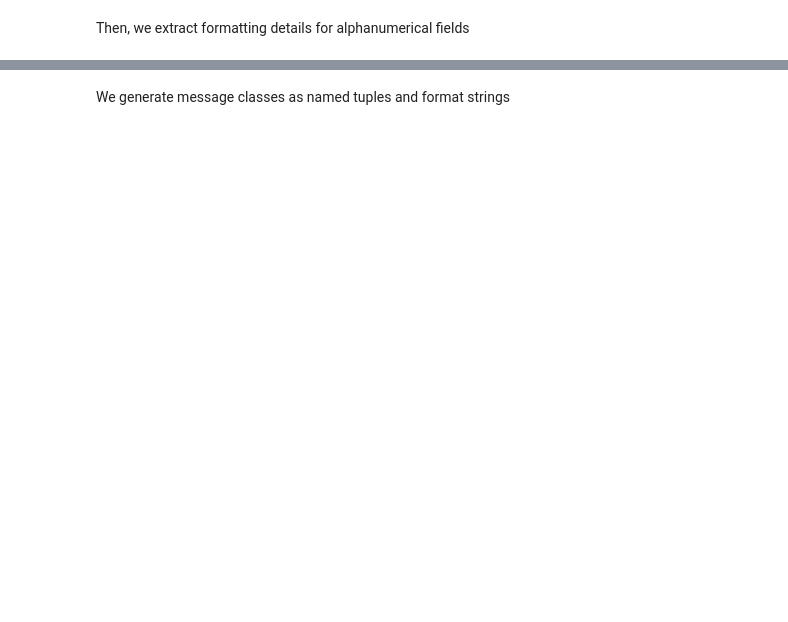
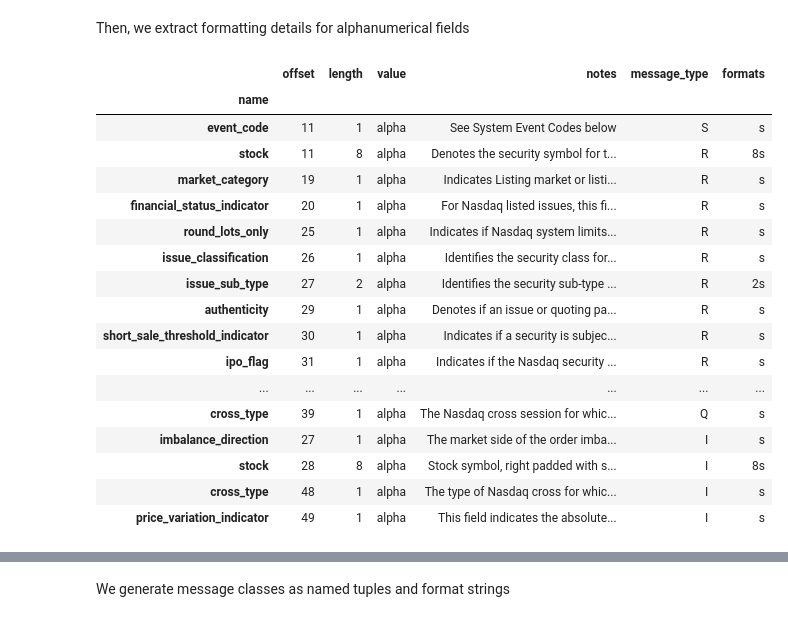
Before and after one commit to helpingstar/algorithmic_trading, a Jupyter notebook: learning/Machine-Learning-for-Algorithmic-Trading-Second-Edition-master/02_market_and_fundamental_data/01_NASDAQ_TotalView-ITCH_Order_Book/01_parse_itch_order_flow_messages.ipynb, the cells around one changed output, grey strips where cells are left out. Drawn from its saved outputs; the diff is of its cells as text; code cells hidden in the pictures; blank space fills up the shorter version.

```diff
--- a/learning/Machine-Learning-for-Algorithmic-Trading-Second-Edition-master/02_market_and_fundamental_data/01_NASDAQ_TotalView-ITCH_Order_Book/01_parse_itch_order_flow_messages.ipynb
+++ b/learning/Machine-Learning-for-Algorithmic-Trading-Second-Edition-master/02_market_and_fundamental_data/01_NASDAQ_TotalView-ITCH_Order_Book/01_parse_itch_order_flow_messages.ipynb
@@ -420,0 +460,21 @@ alpha_length = {k: v.add(5).to_dict() for k, v in alpha_msgs.length}
+# %%
+alpha_fields
+# %% [output]
+|  | offset | length | value | notes | message_type | formats |
+| name |  |  |  |  |  |  |
+| event_code | 11 | 1 | alpha | See System Event Codes below | S | s |
+| stock | 11 | 8 | alpha | Denotes the security symbol for t... | R | 8s |
+| market_category | 19 | 1 | alpha | Indicates Listing market or listi... | R | s |
+| financial_status_indicator | 20 | 1 | alpha | For Nasdaq listed issues, this fi... | R | s |
+| round_lots_only | 25 | 1 | alpha | Indicates if Nasdaq system limits... | R | s |
+| issue_classification | 26 | 1 | alpha | Identifies the security class for... | R | s |
+| issue_sub_type | 27 | 2 | alpha | Identifies the security sub-type ... | R | 2s |
+| authenticity | 29 | 1 | alpha | Denotes if an issue or quoting pa... | R | s |
+| short_sale_threshold_indicator | 30 | 1 | alpha | Indicates if a security is subjec... | R | s |
+| ipo_flag | 31 | 1 | alpha | Indicates if the Nasdaq security ... | R | s |
+| ... | ... | ... | ... | ... | ... | ... |
+| cross_type | 39 | 1 | alpha | The Nasdaq cross session for whic... | Q | s |
+| imbalance_direction | 27 | 1 | alpha | The market side of the order imba... | I | s |
+| stock | 28 | 8 | alpha | Stock symbol, right padded with s... | I | 8s |
+| cross_type | 48 | 1 | alpha | The type of Nasdaq cross for whic... | I | s |
+| price_variation_indicator | 49 | 1 | alpha | This field indicates the absolute... | I | s |
```
Also changed, not shown: parts of 18 cells of this notebook, 3 other files.
